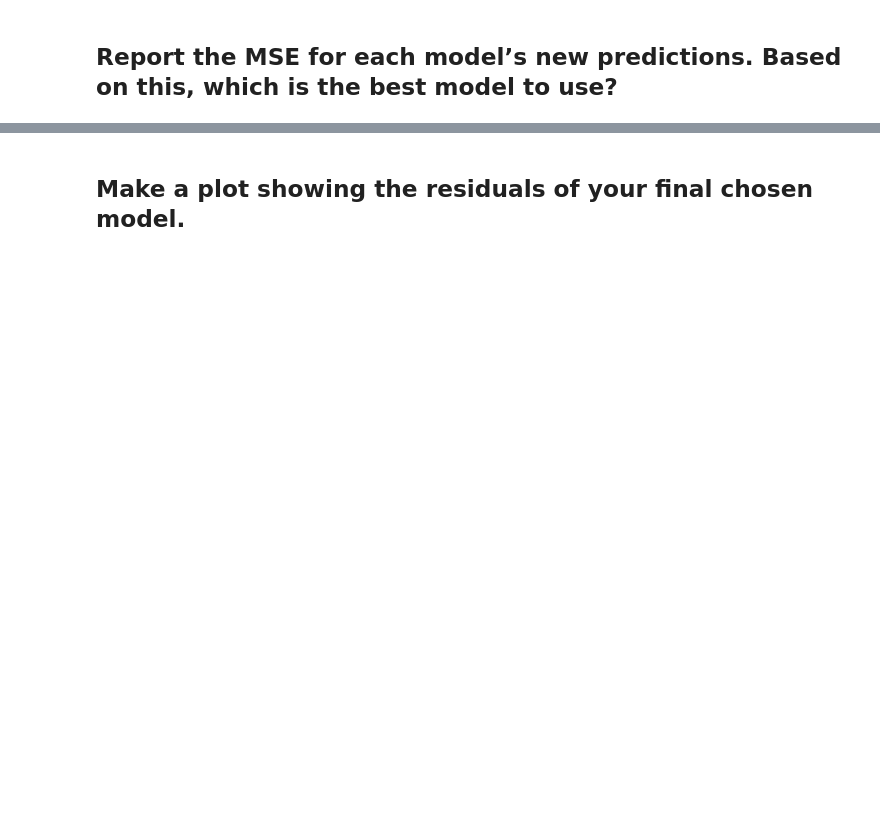
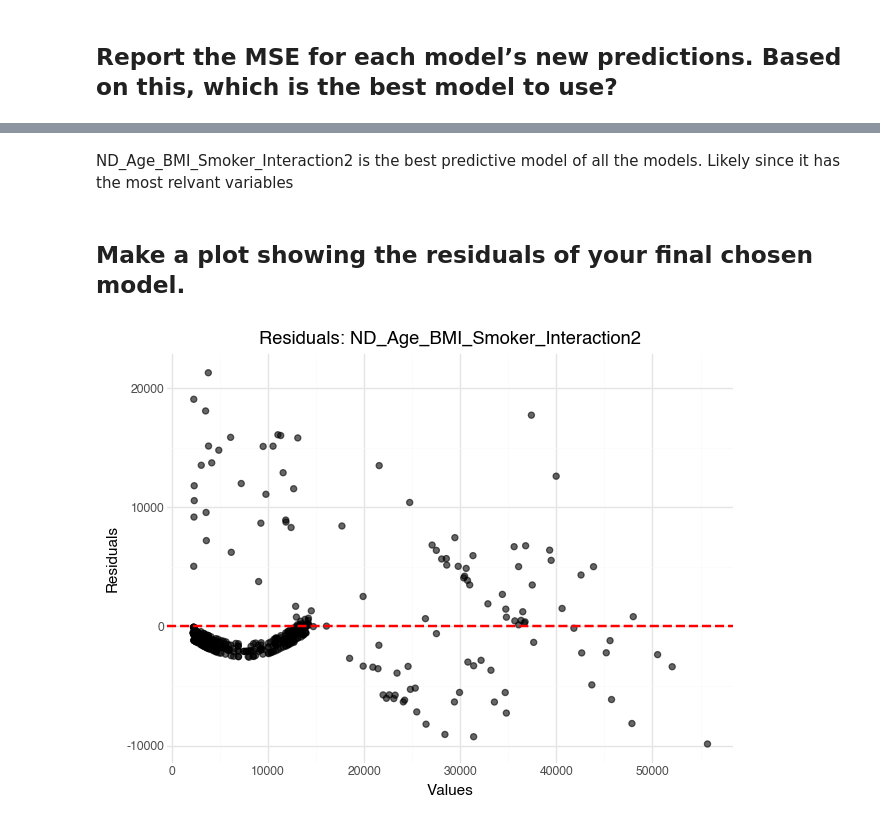
Before and after one commit to PharaohPooh/GSB_544, a Jupyter notebook: Week_6/Lab_5-Insurance_Costs.ipynb, the cells around one changed output, grey strips where cells are left out. Saved outputs shown, nothing was run; the diff lists cells and outputs as text; code cells hidden in the pictures; blank space fills up the shorter version.

```diff
--- a/Week_6/Lab_5-Insurance_Costs.ipynb
+++ b/Week_6/Lab_5-Insurance_Costs.ipynb
@@ -698,2 +768,27 @@ cumulative_models2
+# %% [markdown]
+ND_Age_BMI_Smoker_Interaction2 is the best predictive model of all the models. Likely since it has the most relvant variables
 # %% [markdown]
 ## Make a plot showing the residuals of your final chosen model.
+# %%
+# Calculate residuals
+df_residuals = X_train2[cols_Physical].copy()
+df_residuals['charges'] = y_train2.values
+df_residuals['y_pred'] = model_library2["ND_Age_BMI_Smoker_Interaction2"].predict(X_train2[cols_Physical])
+df_residuals['residuals'] = df_residuals['charges'] - df_residuals['y_pred']
+
+# Residual Plot
+residual_plot = (
+    p9.ggplot(df_residuals, p9.aes(x='y_pred', y='residuals'))
+    + p9.geom_point(shape='o', color='black', alpha=0.6, size=2)
+    + p9.geom_hline(yintercept=0, color='red', linetype='dashed', size=1)
+    + p9.labs(
+        title='Residuals: ND_Age_BMI_Smoker_Interaction2',
+        x='Values',
+        y='Residuals'
+    )
+    + p9.theme_minimal()
+)
+
+residual_plot
+# %% [output]
+[figure, added]
```
Also changed, not shown: parts of 11 cells of this notebook, 4 other files.
